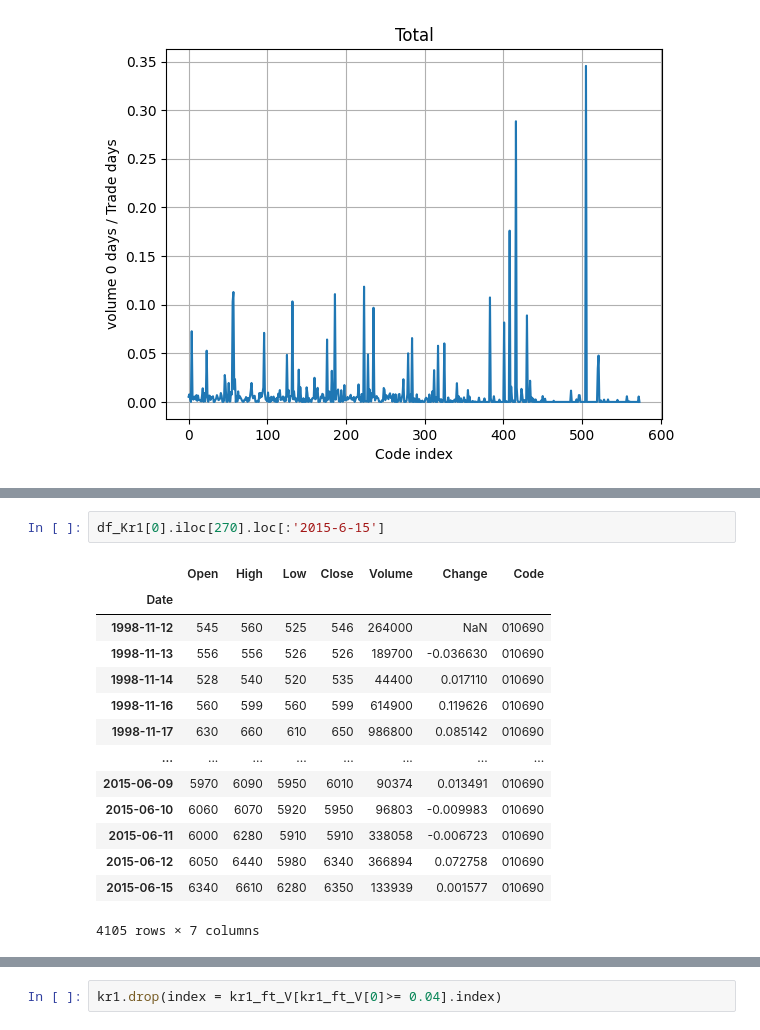
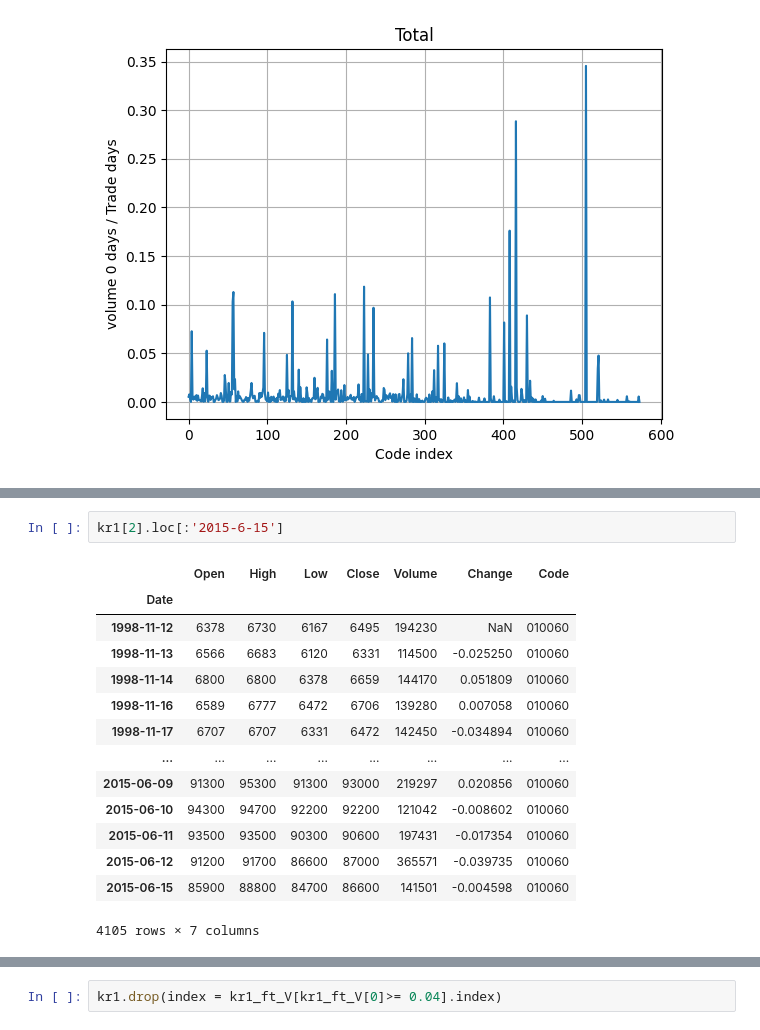
Before and after one commit to Hy-MDL/DB, a Jupyter notebook: Total copy.ipynb, the cells around one changed output, grey strips where cells are left out. Drawn from its saved outputs; the diff is of its cells as text.

```diff
--- a/Total copy.ipynb
+++ b/Total copy.ipynb
@@ -189,17 +211,17 @@ df_Kr4.drop(index4 ,axis='index', inplace=True)
 # %%
-df_Kr1[0].iloc[270].loc[:'2015-6-15']
+kr1[2].loc[:'2015-6-15']
 # %% [output]
 |  | Open | High | Low | Close | Volume | Change | Code |
 | Date |  |  |  |  |  |  |  |
-| 1998-11-12 | 545 | 560 | 525 | 546 | 264000 | NaN | 010690 |
-| 1998-11-13 | 556 | 556 | 526 | 526 | 189700 | -0.036630 | 010690 |
-| 1998-11-14 | 528 | 540 | 520 | 535 | 44400 | 0.017110 | 010690 |
-| 1998-11-16 | 560 | 599 | 560 | 599 | 614900 | 0.119626 | 010690 |
-| 1998-11-17 | 630 | 660 | 610 | 650 | 986800 | 0.085142 | 010690 |
+| 1998-11-12 | 6378 | 6730 | 6167 | 6495 | 194230 | NaN | 010060 |
+| 1998-11-13 | 6566 | 6683 | 6120 | 6331 | 114500 | -0.025250 | 010060 |
+| 1998-11-14 | 6800 | 6800 | 6378 | 6659 | 144170 | 0.051809 | 010060 |
+| 1998-11-16 | 6589 | 6777 | 6472 | 6706 | 139280 | 0.007058 | 010060 |
+| 1998-11-17 | 6707 | 6707 | 6331 | 6472 | 142450 | -0.034894 | 010060 |
 | ... | ... | ... | ... | ... | ... | ... | ... |
-| 2015-06-09 | 5970 | 6090 | 5950 | 6010 | 90374 | 0.013491 | 010690 |
-| 2015-06-10 | 6060 | 6070 | 5920 | 5950 | 96803 | -0.009983 | 010690 |
-| 2015-06-11 | 6000 | 6280 | 5910 | 5910 | 338058 | -0.006723 | 010690 |
-| 2015-06-12 | 6050 | 6440 | 5980 | 6340 | 366894 | 0.072758 | 010690 |
-| 2015-06-15 | 6340 | 6610 | 6280 | 6350 | 133939 | 0.001577 | 010690 |
+| 2015-06-09 | 91300 | 95300 | 91300 | 93000 | 219297 | 0.020856 | 010060 |
+| 2015-06-10 | 94300 | 94700 | 92200 | 92200 | 121042 | -0.008602 | 010060 |
+| 2015-06-11 | 93500 | 93500 | 90300 | 90600 | 197431 | -0.017354 | 010060 |
+| 2015-06-12 | 91200 | 91700 | 86600 | 87000 | 365571 | -0.039735 | 010060 |
+| 2015-06-15 | 85900 | 88800 | 84700 | 86600 | 141501 | -0.004598 | 010060 |
 4105 rows × 7 columns
```
Also changed, not shown: parts of 20 cells of this notebook.
